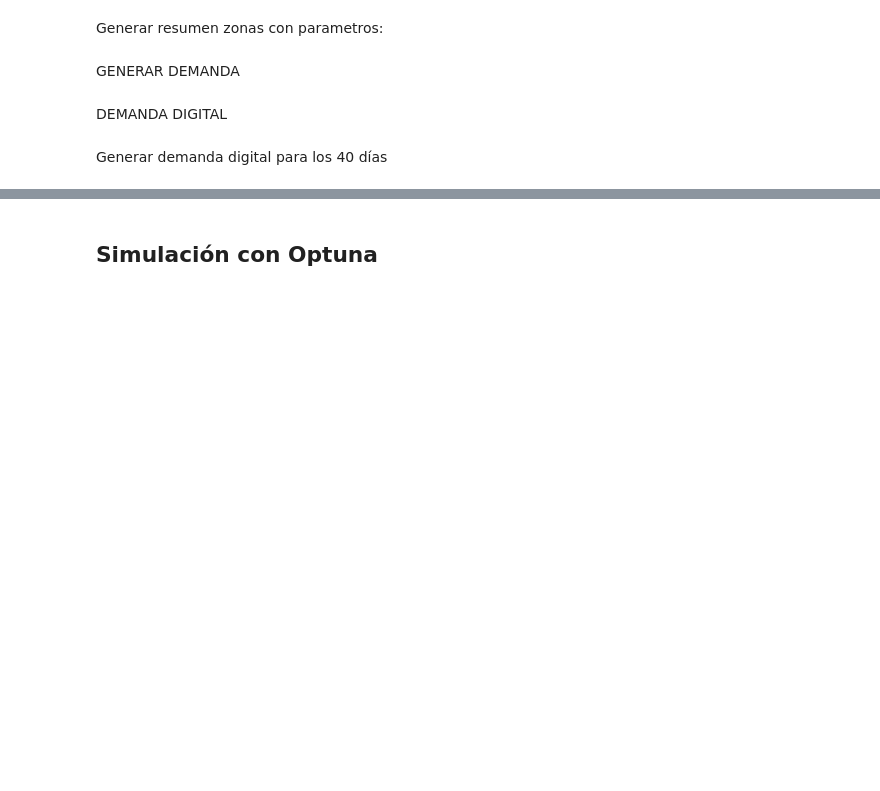
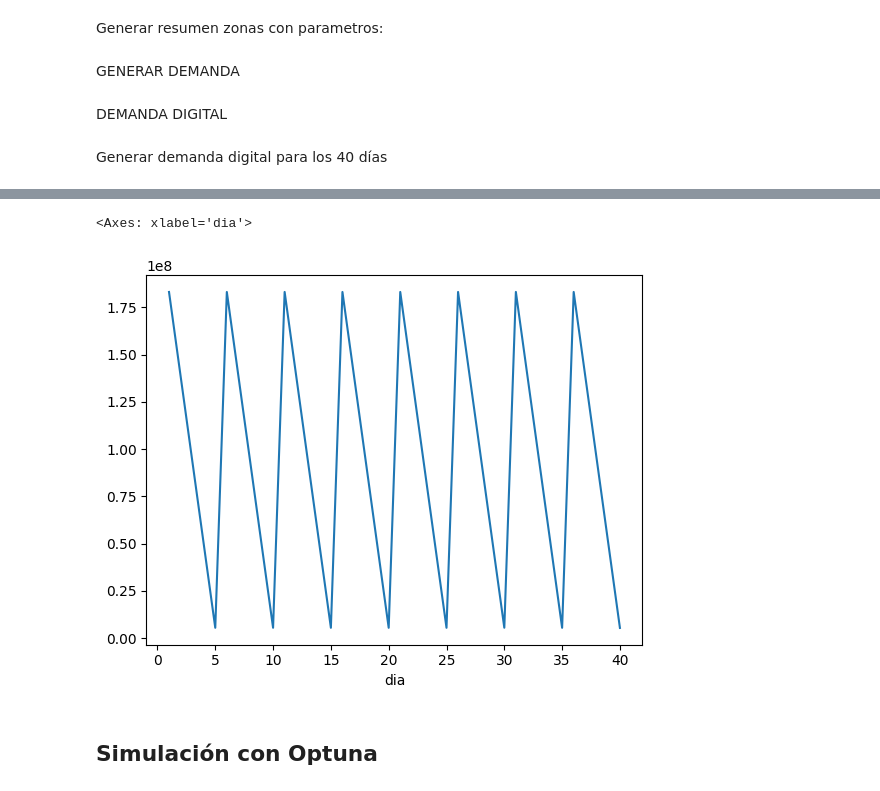
Before and after one commit to DanteArenas/Capstone-Grupo-15, a Jupyter notebook: Entrega 3/inventario_notebook.ipynb, the cells around one changed output, grey strips where cells are left out. Saved outputs shown, nothing was run; the diff lists cells and outputs as text; code cells hidden in the pictures; blank space fills up the shorter version.

Commit message:
Simulación definitiva y política optima encontradas.

```diff
--- a/Entrega 3/inventario_notebook.ipynb
+++ b/Entrega 3/inventario_notebook.ipynb
@@ -14,7 +14,7 @@ import os
 # Función para cargar ventas
 def cargar_ventas(ruta_base):
     ventas = []
-    for dia in range(1, 11):
+    for dia in range(1, 41):
         archivo = f"{ruta_base}_{dia}_20250115.csv"
         if os.path.exists(archivo):
             df = pd.read_csv(archivo)
@@ -413,31 +393,19 @@ def simulacion_caso_base_optimizada(distribuciones_tienda, distribuciones_zona,
 # %%
-# Cargar archivos necesarios
-distribuciones_tienda = pd.read_excel('resumen_tiendas_con_parametros.xlsx')
-distribuciones_zona = pd.read_excel('resumen_zonas_con_parametros.xlsx')
-
-# Ejecutar simulación del caso base
-resultados = simulacion_caso_base_optimizada(
+resultados = simulacion_unificada(
     distribuciones_tienda=distribuciones_tienda,
     distribuciones_zona=distribuciones_zona,
     ventas_tienda=ventas_tienda,
     ventas_zona=ventas_zona,
     reorden=reorden,
-    dias_simulados=10,
+    dias_simulados=40,
     frecuencia_reabastecimiento=5,
-    costo_inventario_unitario=3.733
+    costo_inventario_unitario=3.733,
+    reorden_multiplicador=1.0
 )
 
-# Mostrar KPIs
 print(f"Nivel de servicio: {resultados['nivel_servicio']:.2%}")
-print(f"Costo total de inventario: ${resultados['costo_total']:,.0f}")
-print(f"Costo diario promedio: ${resultados['costo_diario_promedio']:,.2f}")
-print(f"Demanda no atendida total: {resultados['demanda_no_atendida_total']:,.0f}")
-print("\nTop 10 productos con más unidades no atendidas:")
-display(resultados['top_10_quiebres'])
-
-# Acceder a los DataFrames si los necesitas guardar o analizar:
-registro = resultados['registro_dia_a_dia']
-stock_diario = resultados['stock_diario']
-costos_dia = resultados['costos_diarios']
+print(f"Costo total: ${resultados['costo_total']:,.0f}")
+print(f"Costo diario promedio: ${resultados['costo_diario_promedio']:,.0f}")
+print(f"Demanda no atendida total: {resultados['demanda_no_atendida_total']:,}")
 # %% [output]
 Nivel de servicio: 99.90%
@@ -503,2 +466,7 @@ Costos diarios (primeros 10 días):
+# %%
+resultados['stock_diario'].groupby('dia')['stock_actual'].sum().plot()
+# %% [output]
+<Axes: xlabel='dia'>
+[figure, added]
 # %% [markdown]
 ## Simulación con Optuna
```
Also changed, not shown: parts of 63 cells of this notebook.
